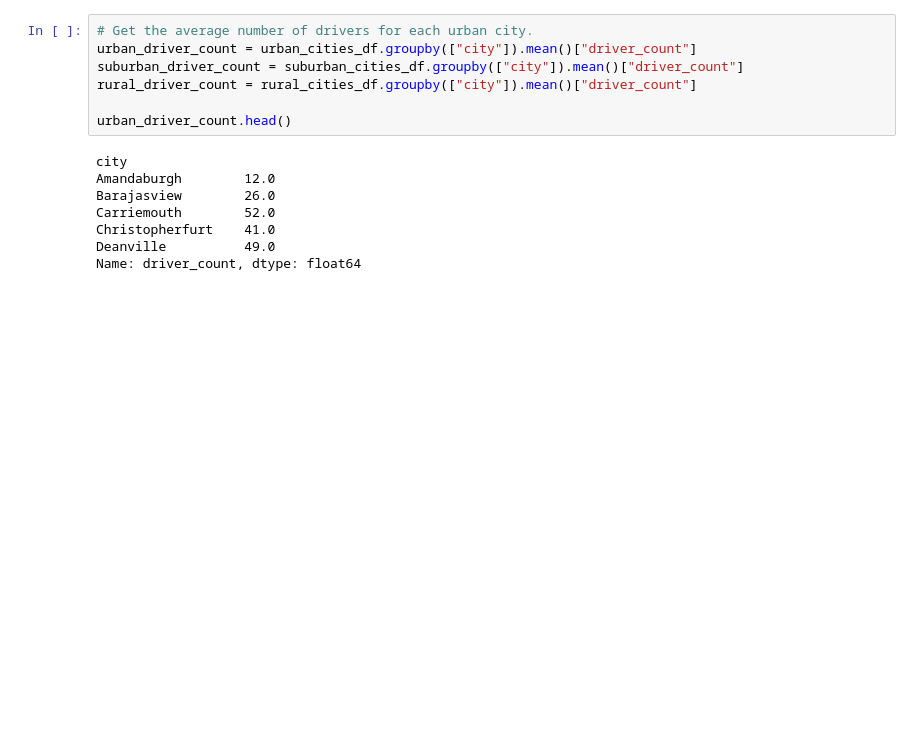
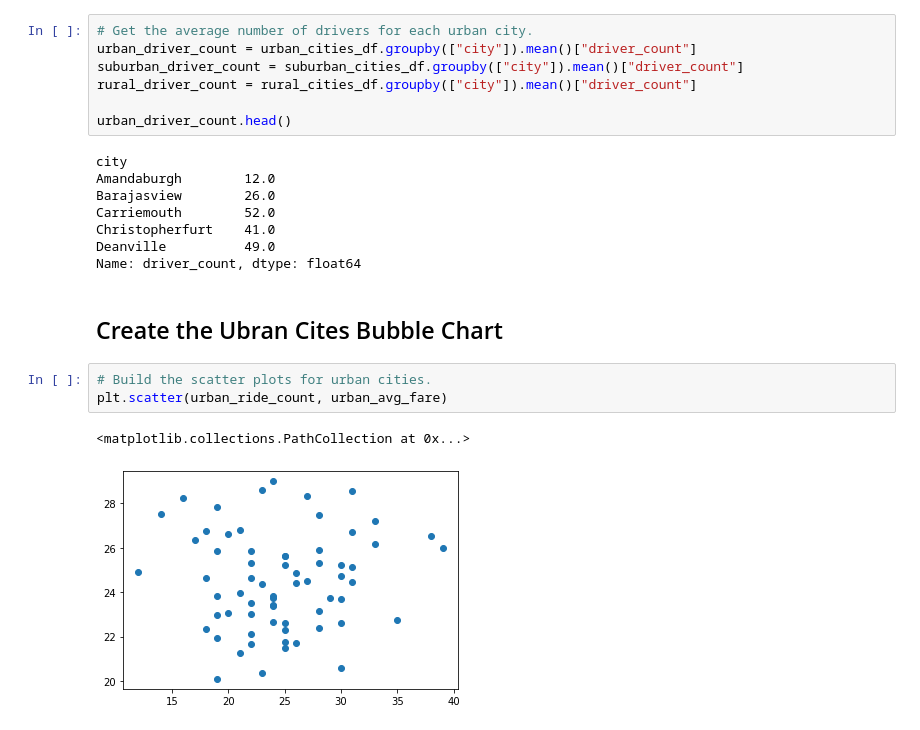
Before and after one commit to lukealibozek/PyBer_Analysis, a Jupyter notebook: PyBer.ipynb, the cells around one changed output. Drawn from its saved outputs; the diff is of its cells as text; blank space fills up the shorter version.

```diff
--- a/PyBer.ipynb
+++ b/PyBer.ipynb
@@ -215,3 +215,11 @@ Carriemouth        52.0
 Christopherfurt    41.0
 Deanville          49.0
 Name: driver_count, dtype: float64
+# %% [markdown]
+## Create the Ubran Cites Bubble Chart
+# %%
+# Build the scatter plots for urban cities.
+plt.scatter(urban_ride_count, urban_avg_fare)
+# %% [output]
+<matplotlib.collections.PathCollection at 0x...>
+[figure, added]
```
Also changed, not shown: parts of 9 cells of this notebook, 2 other files.
